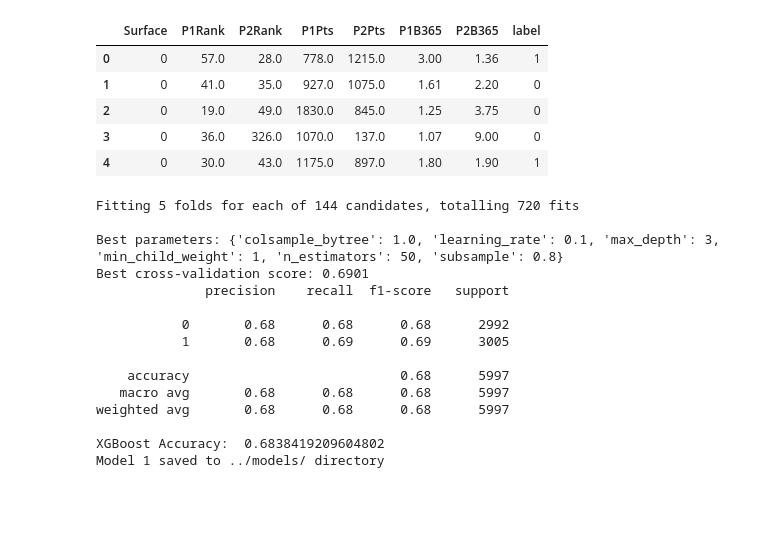
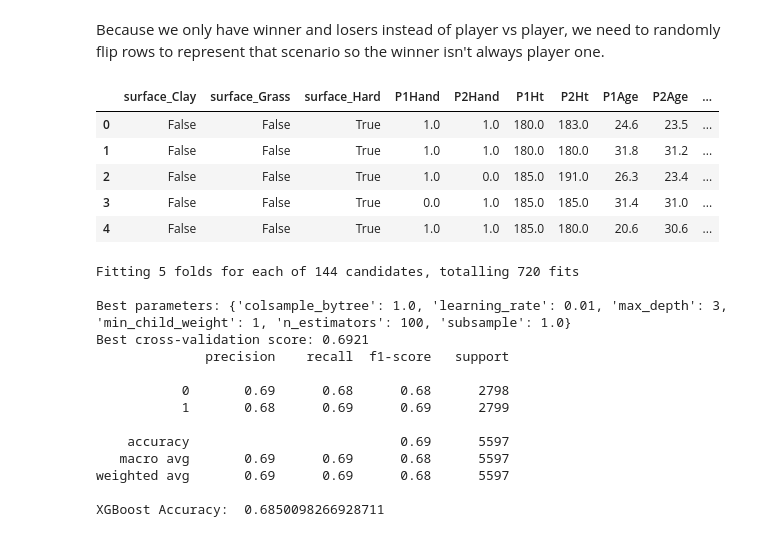
Before and after one commit to CakeOfThePans/MatchPoint, a Jupyter notebook: model/notebooks/tennis_model.ipynb, the cells around one changed output. Cells and saved outputs as stored; diff of their text form; code cells hidden in the pictures; blank space fills up the shorter version.

Commit message:
updated the ml model

```diff
--- a/model/notebooks/tennis_model.ipynb
+++ b/model/notebooks/tennis_model.ipynb
@@ -84,0 +72,11 @@ Number of rows: 30161
+# %%
+# Preprocessing
+tennis_df.drop(columns=['tourney_id', 'tourney_name', 'draw_size', 'tourney_level',
+       'tourney_date', 'match_num', 'winner_id', 'winner_seed', 'winner_entry',
+       'winner_name', 'winner_ioc', 'loser_id', 'loser_seed', 'loser_entry',
+       'loser_name', 'loser_ioc', 'score', 'best_of', 'round',
+       'minutes', 'w_ace', 'w_df', 'w_svpt', 'w_1stIn', 'w_1stWon', 'w_2ndWon',
+       'w_SvGms', 'w_bpSaved', 'w_bpFaced', 'l_ace', 'l_df', 'l_svpt',
+       'l_1stIn', 'l_1stWon', 'l_2ndWon', 'l_SvGms', 'l_bpSaved', 'l_bpFaced'], inplace=True)
+
+print(f"Remaining columns: {tennis_df.columns}")
@@ -108,0 +94,10 @@ We'll create columns for player1 and player2 stats, and also randomly flip some
+# %%
+# Encode surface
+surface_dummies = pd.get_dummies(tennis_df['surface'], prefix='surface')
+tennis_df = pd.concat([tennis_df.drop(columns=['surface']), surface_dummies], axis=1)
+
+# Encode winner and loser hand
+tennis_df['winner_hand'] = tennis_df['winner_hand'].map({'L': 0, 'R': 1})
+tennis_df['loser_hand'] = tennis_df['loser_hand'].map({'L': 0, 'R': 1})
+
+tennis_df.head()
@@ -109,33 +111,44 @@ We'll create columns for player1 and player2 stats, and also randomly flip some
+# %% [markdown]
+Because we only have winner and losers instead of player vs player, we need to randomly flip rows to represent that scenario so the winner isn't always player one.
 # %%
 # Create new columns for player1 and player2
 # First, create a random mask to determine which rows to flip
 np.random.seed(42)  # for reproducibility
 flip_mask = np.random.rand(len(tennis_df)) < 0.5
 
 # Initialize new columns
-tennis_df['P1Rank'] = np.where(flip_mask, tennis_df['LRank'], tennis_df['WRank'])
-tennis_df['P2Rank'] = np.where(flip_mask, tennis_df['WRank'], tennis_df['LRank'])
+tennis_df['P1Hand'] = np.where(flip_mask, tennis_df['loser_hand'], tennis_df['winner_hand'])
+tennis_df['P2Hand'] = np.where(flip_mask, tennis_df['winner_hand'], tennis_df['loser_hand'])
 
-tennis_df['P1Pts'] = np.where(flip_mask, tennis_df['LPts'], tennis_df['WPts'])
-tennis_df['P2Pts'] = np.where(flip_mask, tennis_df['WPts'], tennis_df['LPts'])
+tennis_df['P1Ht'] = np.where(flip_mask, tennis_df['loser_ht'], tennis_df['winner_ht'])
+tennis_df['P2Ht'] = np.where(flip_mask, tennis_df['winner_ht'], tennis_df['loser_ht'])
 
-tennis_df['P1B365'] = np.where(flip_mask, tennis_df['B365L'], tennis_df['B365W'])
-tennis_df['P2B365'] = np.where(flip_mask, tennis_df['B365W'], tennis_df['B365L'])
+tennis_df['P1Age'] = np.where(flip_mask, tennis_df['loser_age'], tennis_df['winner_age'])
+tennis_df['P2Age'] = np.where(flip_mask, tennis_df['winner_age'], tennis_df['loser_age'])
+
+tennis_df['P1Rank'] = np.where(flip_mask, tennis_df['loser_rank'], tennis_df['winner_rank'])
+tennis_df['P2Rank'] = np.where(flip_mask, tennis_df['winner_rank'], tennis_df['loser_rank'])
+
+tennis_df['P1Pts'] = np.where(flip_mask, tennis_df['loser_rank_points'], tennis_df['winner_rank_points'])
+tennis_df['P2Pts'] = np.where(flip_mask, tennis_df['winner_rank_points'], tennis_df['loser_rank_points'])
+
+tennis_df['P1Odds'] = np.where(flip_mask, tennis_df['AvgL'], tennis_df['AvgW'])
+tennis_df['P2Odds'] = np.where(flip_mask, tennis_df['AvgW'], tennis_df['AvgL'])
 
 # Add label (0 if player1 wins, 1 if player2 wins)
 tennis_df['label'] = flip_mask.astype(int)
 
 # Drop the original columns as they're no longer needed
-tennis_df = tennis_df.drop(columns=['WRank', 'LRank', 'WPts', 'LPts', 'B365W', 'B365L'])
+tennis_df = tennis_df.drop(columns=['winner_hand', 'loser_hand', 'winner_ht', 'loser_ht', 'winner_age', 'loser_age', 'winner_rank', 'loser_rank', 'winner_rank_points', 'loser_rank_points', 'AvgL', 'AvgW'])
 
 tennis_df.head()
 # %% [output]
-|  | Surface | P1Rank | P2Rank | P1Pts | P2Pts | P1B365 | P2B365 | label |
-| 0 | 0 | 57.0 | 28.0 | 778.0 | 1215.0 | 3.00 | 1.36 | 1 |
-| 1 | 0 | 41.0 | 35.0 | 927.0 | 1075.0 | 1.61 | 2.20 | 0 |
-| 2 | 0 | 19.0 | 49.0 | 1830.0 | 845.0 | 1.25 | 3.75 | 0 |
-| 3 | 0 | 36.0 | 326.0 | 1070.0 | 137.0 | 1.07 | 9.00 | 0 |
-| 4 | 0 | 30.0 | 43.0 | 1175.0 | 897.0 | 1.80 | 1.90 | 1 |
+|  | surface_Clay | surface_Grass | surface_Hard | P1Hand | P2Hand | P1Ht | P2Ht | P1Age | P2Age | ... |
+| 0 | False | False | True | 1.0 | 1.0 | 180.0 | 183.0 | 24.6 | 23.5 | ... |
+| 1 | False | False | True | 1.0 | 1.0 | 180.0 | 180.0 | 31.8 | 31.2 | ... |
+| 2 | False | False | True | 1.0 | 0.0 | 185.0 | 191.0 | 26.3 | 23.4 | ... |
+| 3 | False | False | True | 0.0 | 1.0 | 185.0 | 185.0 | 31.4 | 31.0 | ... |
+| 4 | False | False | True | 1.0 | 1.0 | 185.0 | 180.0 | 20.6 | 30.6 | ... |
 # %%
 # Train test split
 X = tennis_df.drop(columns=['label'])
@@ -143,7 +156,6 @@ y = tennis_df['label']
 X_train, X_test, y_train, y_test = train_test_split(X, y, test_size=0.2, random_state=42)
 # %%
 # Primary model
-
 # Define the parameter grid
 param_grid = {
     'n_estimators': [50, 100, 200],
@@ -182,22 +194,19 @@ print(classification_report(y_test, y_pred))
 print('XGBoost Accuracy: ', accuracy_score(y_test, y_pred))
 
 # Save the model
-joblib.dump(best_model, '../models/tennis_model.joblib')
-
-print("Model 1 saved to ../models/ directory")
+best_model.save_model('../models/primary_model.json')
 # %% [output]
 Fitting 5 folds for each of 144 candidates, totalling 720 fits
 
-Best parameters: {'colsample_bytree': 1.0, 'learning_rate': 0.1, 'max_depth': 3, 'min_child_weight': 1, 'n_estimators': 50, 'subsample': 0.8}
-Best cross-validation score: 0.6901
+Best parameters: {'colsample_bytree': 1.0, 'learning_rate': 0.01, 'max_depth': 3, 'min_child_weight': 1, 'n_estimators': 100, 'subsample': 1.0}
+Best cross-validation score: 0.6921
               precision    recall  f1-score   support
 
-           0       0.68      0.68      0.68      2992
-           1       0.68      0.69      0.69      3005
+           0       0.69      0.68      0.68      2798
+           1       0.68      0.69      0.69      2799
 
-    accuracy                           0.68      5997
-   macro avg       0.68      0.68      0.68      5997
-weighted avg       0.68      0.68      0.68      5997
+    accuracy                           0.69      5597
+   macro avg       0.69      0.69      0.68      5597
+weighted avg       0.69      0.69      0.68      5597
 
-XGBoost Accuracy:  0.6838419209604802
-Model 1 saved to ../models/ directory
+XGBoost Accuracy:  0.6850098266928711
```
Also changed, not shown: parts of 14 cells of this notebook, 7 other files.
